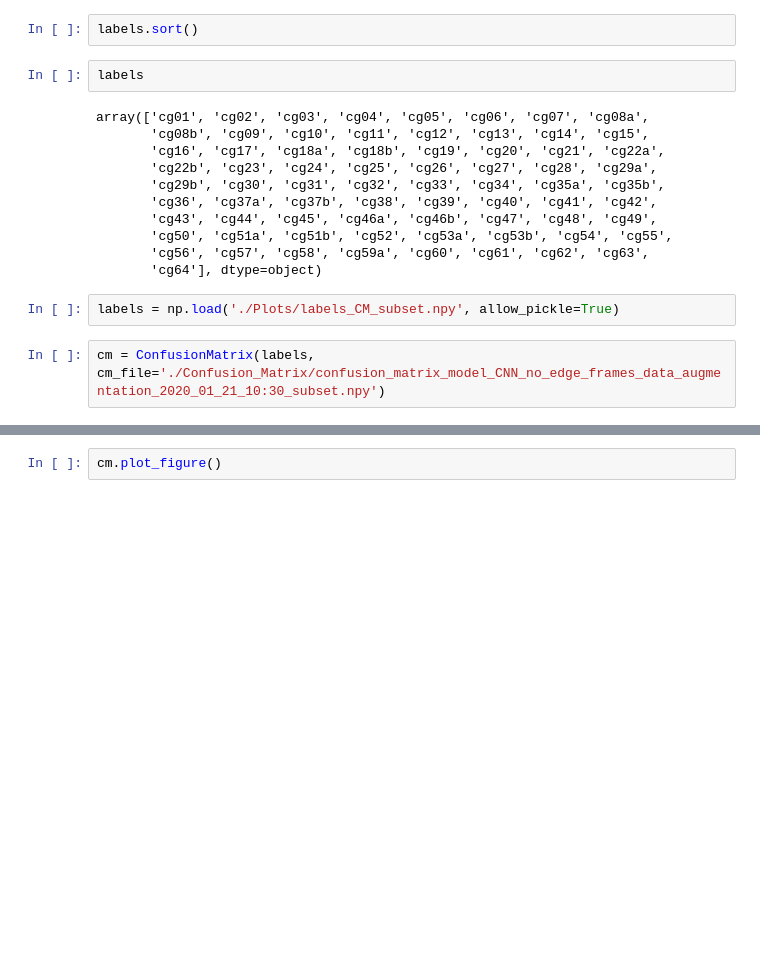
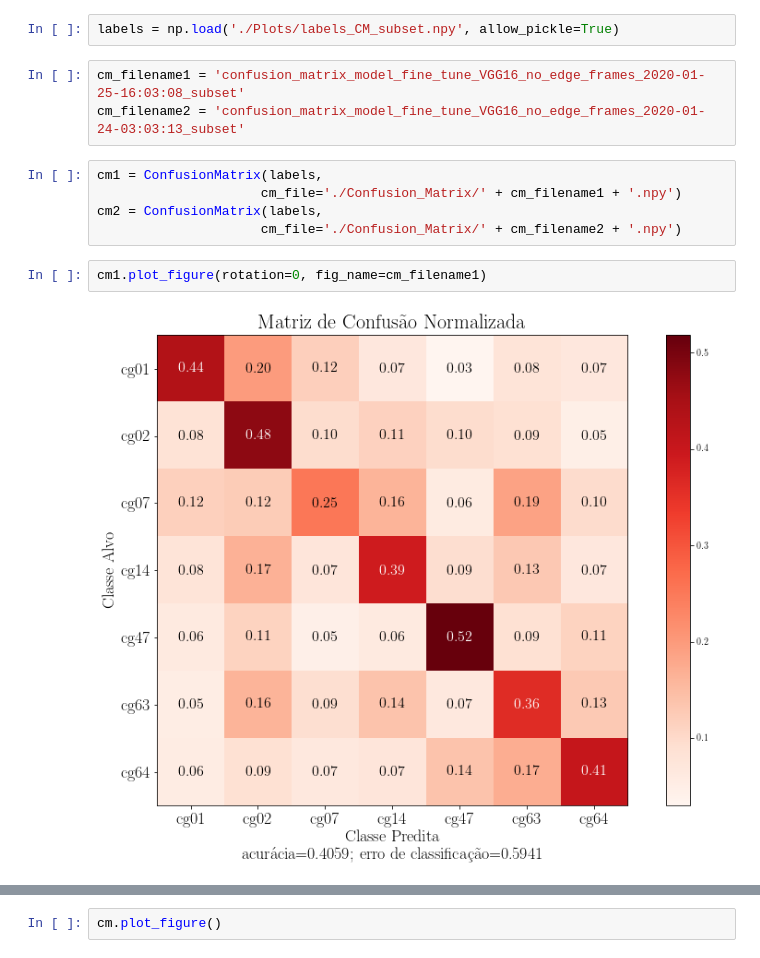
Before and after one commit to fabianaferreira/final-project-src, a Jupyter notebook: Classifier/Insights.ipynb, the cells around one changed output, grey strips where cells are left out. Drawn from its saved outputs; the diff is of its cells as text; blank space fills up the shorter version.

Commit message:
improving confusion matrix plots

```diff
--- a/Classifier/Insights.ipynb
+++ b/Classifier/Insights.ipynb
@@ -105,19 +11,14 @@ labels = np.array(mostfreq.index)
-# %%
-labels.sort()
-# %%
-labels
-# %% [output]
-array(['cg01', 'cg02', 'cg03', 'cg04', 'cg05', 'cg06', 'cg07', 'cg08a',
-       'cg08b', 'cg09', 'cg10', 'cg11', 'cg12', 'cg13', 'cg14', 'cg15',
-       'cg16', 'cg17', 'cg18a', 'cg18b', 'cg19', 'cg20', 'cg21', 'cg22a',
-       'cg22b', 'cg23', 'cg24', 'cg25', 'cg26', 'cg27', 'cg28', 'cg29a',
-       'cg29b', 'cg30', 'cg31', 'cg32', 'cg33', 'cg34', 'cg35a', 'cg35b',
-       'cg36', 'cg37a', 'cg37b', 'cg38', 'cg39', 'cg40', 'cg41', 'cg42',
-       'cg43', 'cg44', 'cg45', 'cg46a', 'cg46b', 'cg47', 'cg48', 'cg49',
-       'cg50', 'cg51a', 'cg51b', 'cg52', 'cg53a', 'cg53b', 'cg54', 'cg55',
-       'cg56', 'cg57', 'cg58', 'cg59a', 'cg60', 'cg61', 'cg62', 'cg63',
-       'cg64'], dtype=object)
 # %%
 labels = np.load('./Plots/labels_CM_subset.npy', allow_pickle=True)
+# %%
+cm_filename1 = 'confusion_matrix_model_fine_tune_VGG16_no_edge_frames_2020-01-25-16:03:08_subset'
+cm_filename2 = 'confusion_matrix_model_fine_tune_VGG16_no_edge_frames_2020-01-24-03:03:13_subset'
 # %%
-cm = ConfusionMatrix(labels, cm_file='./Confusion_Matrix/confusion_matrix_model_CNN_no_edge_frames_data_augmentation_2020_01_21_10:30_subset.npy')
+cm1 = ConfusionMatrix(labels,
+                     cm_file='./Confusion_Matrix/' + cm_filename1 + '.npy')
+cm2 = ConfusionMatrix(labels,
+                     cm_file='./Confusion_Matrix/' + cm_filename2 + '.npy')
+# %%
+cm1.plot_figure(rotation=0, fig_name=cm_filename1)
+# %% [output]
+[figure, added]
```
Also changed, not shown: parts of 17 cells of this notebook, 1 other file.
